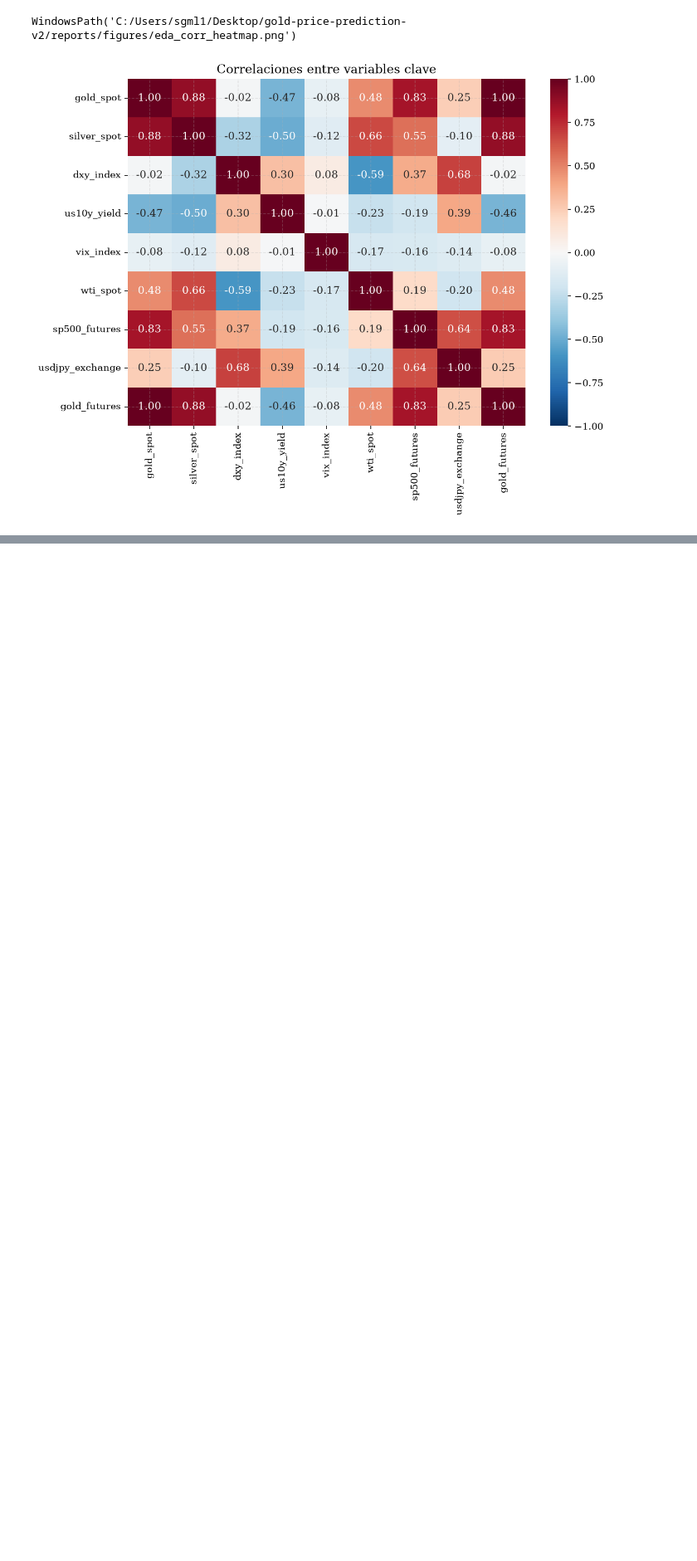
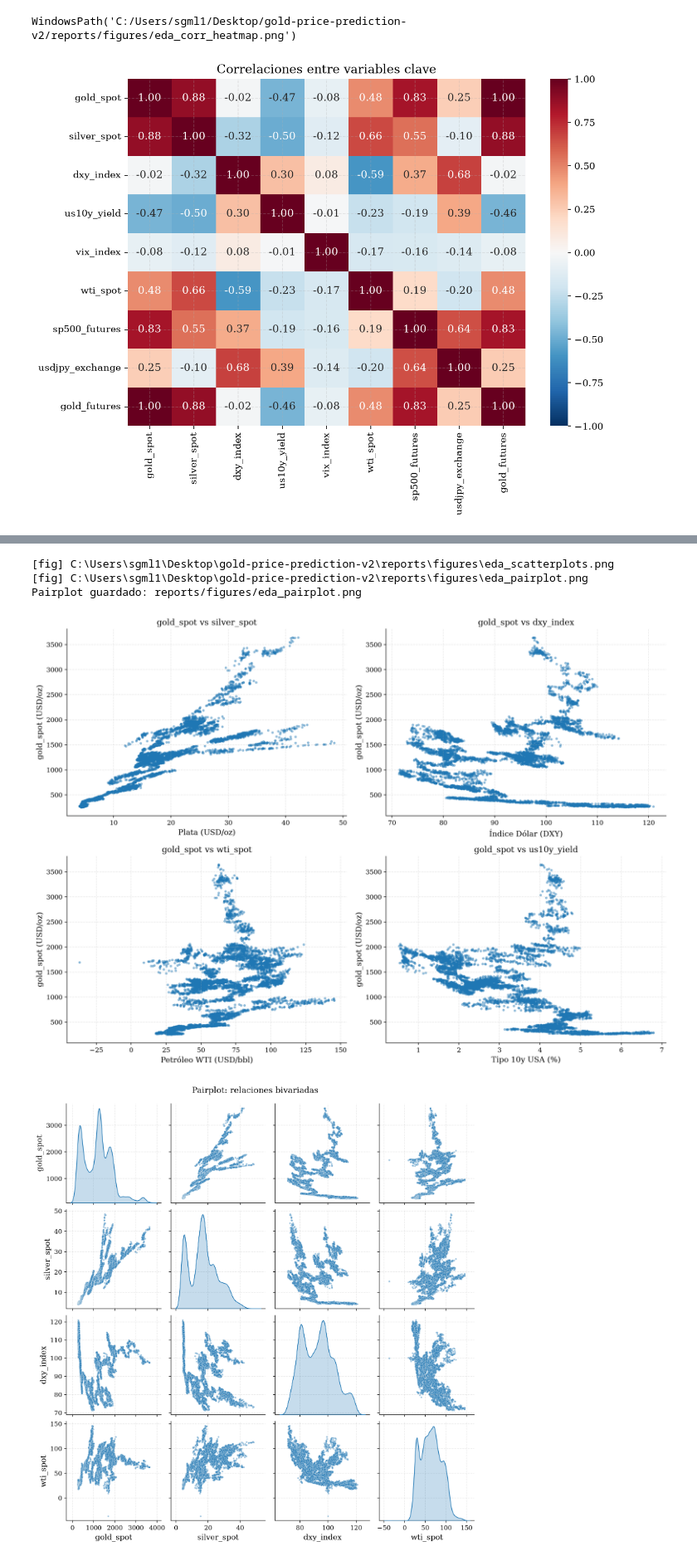
Before and after one commit to sebastianmalbaceda/gold-price-prediction, a Jupyter notebook: notebooks/04_eda.ipynb, the cells around one changed output, grey strips where cells are left out. Shown at 83% size. Saved outputs shown, nothing was run; the diff lists cells and outputs as text; code cells hidden in the pictures; blank space fills up the shorter version.

```diff
--- a/notebooks/04_eda.ipynb
+++ b/notebooks/04_eda.ipynb
@@ -260,0 +272,30 @@ WindowsPath('C:/Users/sgml1/Desktop/gold-price-prediction-v2/reports/figures/eda
+# %%
+# Scatterplots: gold_spot vs variables clave
+fig, axes = plt.subplots(2, 2, figsize=(14, 10))
+pares = [("silver_spot", "Plata (USD/oz)"),
+         ("dxy_index", "Índice Dólar (DXY)"),
+         ("wti_spot", "Petróleo WTI (USD/bbl)"),
+         ("us10y_yield", "Tipo 10y USA (%)")]
+for ax, (col, label) in zip(axes.flat, pares):
+    if col in df.columns:
+        ax.scatter(df[col], df["gold_spot"], s=8, alpha=0.4)
+        ax.set_xlabel(label)
+        ax.set_ylabel("gold_spot (USD/oz)")
+        ax.set_title(f"gold_spot vs {col}")
+fig.tight_layout()
+save_fig(fig, "eda_scatterplots.png")
+
+# Pairplot reducido (4 variables representativas)
+import seaborn as sns
+pair_cols = [c for c in ["gold_spot", "silver_spot", "dxy_index", "wti_spot"] if c in df.columns]
+if len(pair_cols) == 4:
+    g = sns.pairplot(df[pair_cols], diag_kind="kde", plot_kws={"s": 8, "alpha": 0.4})
+    g.fig.suptitle("Pairplot: relaciones bivariadas", y=1.02)
+    save_fig(g.fig, "eda_pairplot.png")
+    print("Pairplot guardado: reports/figures/eda_pairplot.png")
+# %% [output]
+[fig] C:\Users\sgml1\Desktop\gold-price-prediction-v2\reports\figures\eda_scatterplots.png
+[fig] C:\Users\sgml1\Desktop\gold-price-prediction-v2\reports\figures\eda_pairplot.png
+Pairplot guardado: reports/figures/eda_pairplot.png
+[figure, added]
+[figure, added]
```
Also changed, not shown: parts of 3 cells of this notebook, 8 other files.
